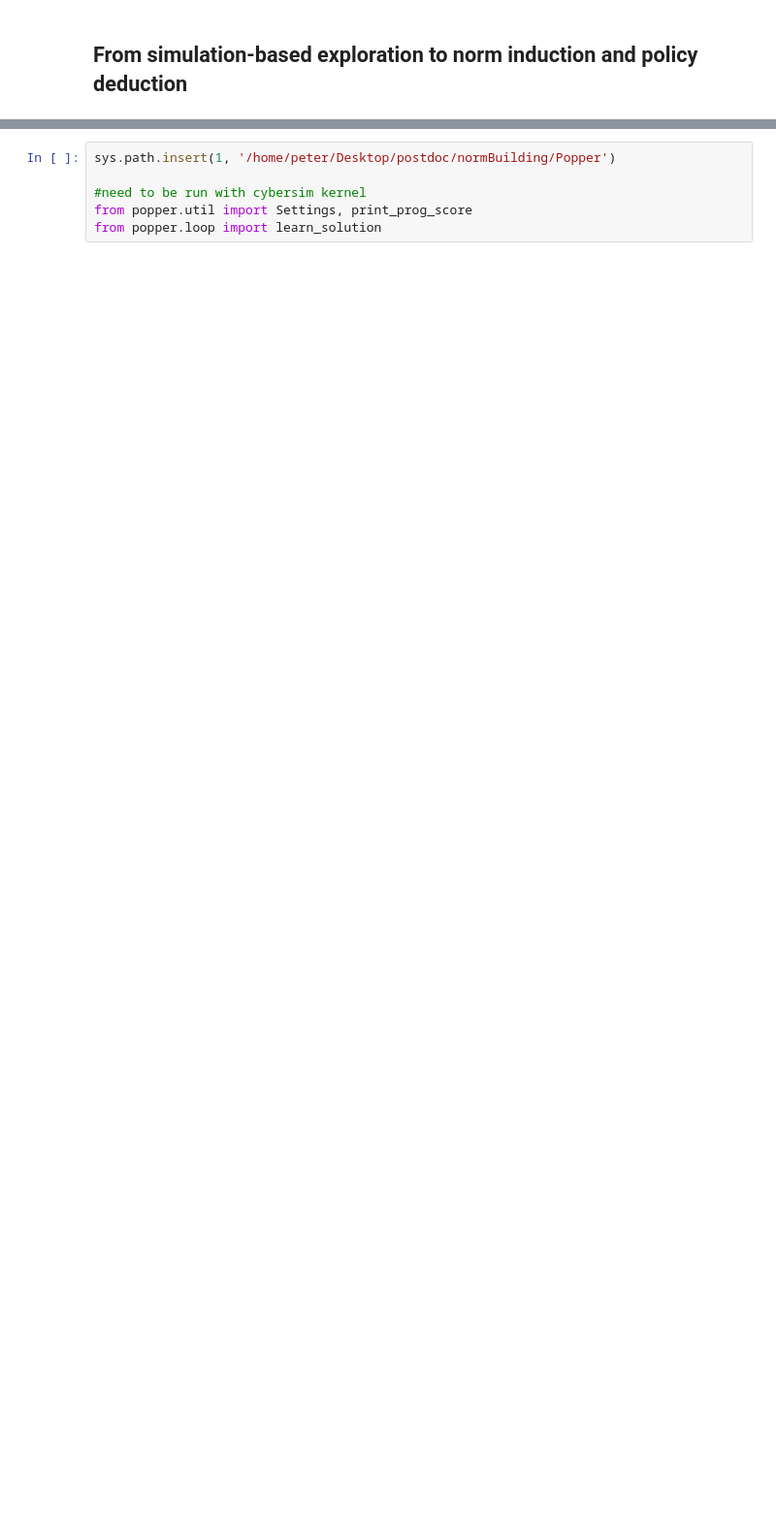
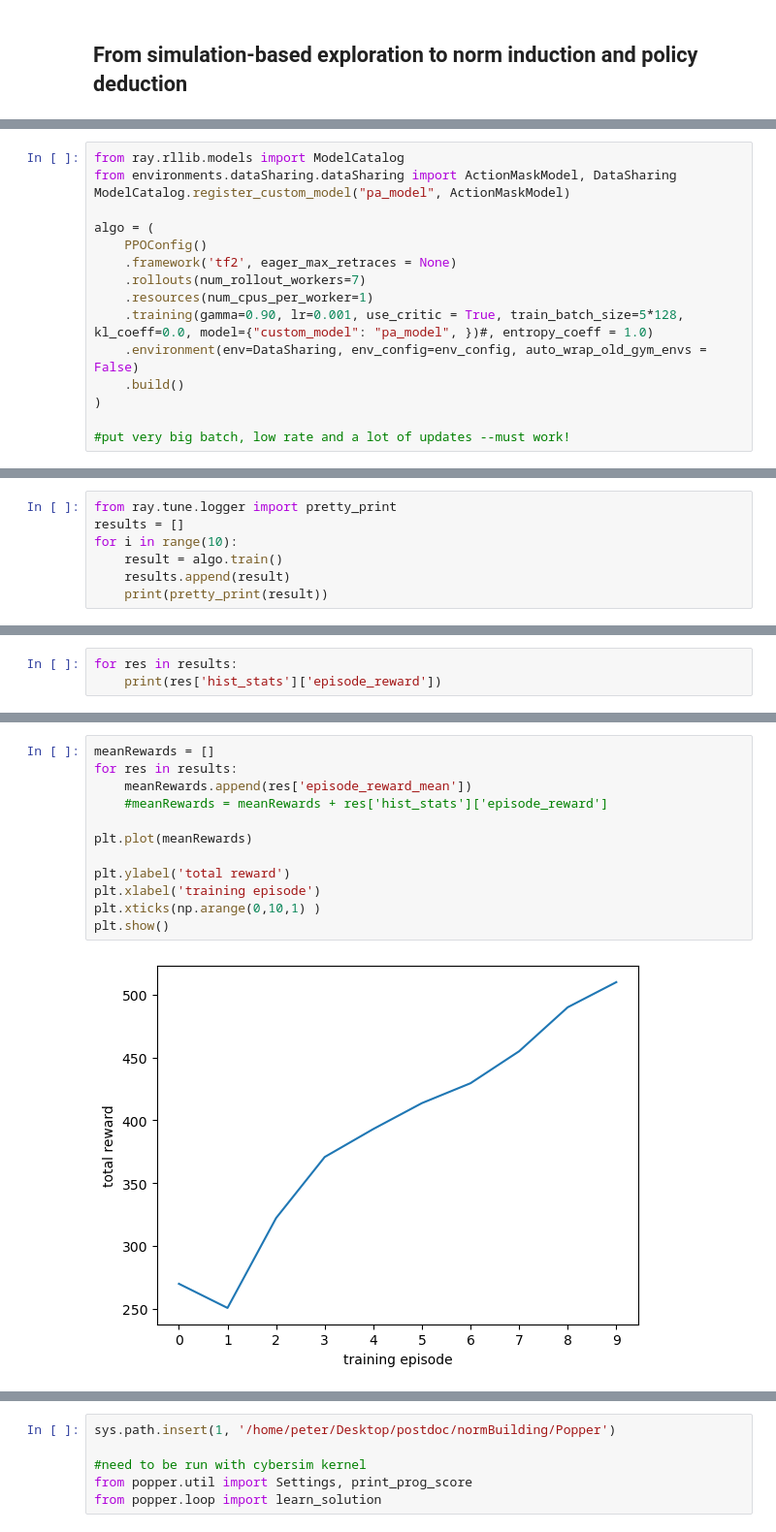
Before and after one commit to fratric/Rules2Lab, a Jupyter notebook: benchmarks/dataSharing/baseToy.ipynb, the cells around one changed output, grey strips where cells are left out. Shown at 97% size. Cells and saved outputs as stored; diff of their text form; blank space fills up the shorter version.

```diff
--- a/benchmarks/dataSharing/baseToy.ipynb
+++ b/benchmarks/dataSharing/baseToy.ipynb
@@ -172,0 +196,16 @@ for id, traj in normExplorer.instances.items():
+# %%
+from ray.rllib.models import ModelCatalog
+from environments.dataSharing.dataSharing import ActionMaskModel, DataSharing
+ModelCatalog.register_custom_model("pa_model", ActionMaskModel)
+
+algo = (
+    PPOConfig()
+    .framework('tf2', eager_max_retraces = None)
+    .rollouts(num_rollout_workers=7)
+    .resources(num_cpus_per_worker=1)
+    .training(gamma=0.90, lr=0.001, use_critic = True, train_batch_size=5*128, kl_coeff=0.0, model={"custom_model": "pa_model", })#, entropy_coeff = 1.0)
+    .environment(env=DataSharing, env_config=env_config, auto_wrap_old_gym_envs = False)
+    .build()
+)
+
+#put very big batch, low rate and a lot of updates --must work!
@@ -172,0 +230,7 @@ for id, traj in normExplorer.instances.items():
+# %%
+from ray.tune.logger import pretty_print
+results = []
+for i in range(10):
+    result = algo.train()
+    results.append(result)
+    print(pretty_print(result))
@@ -172,0 +256,3 @@ for id, traj in normExplorer.instances.items():
+# %%
+for res in results:
+    print(res['hist_stats']['episode_reward'])
@@ -172,0 +270,14 @@ for id, traj in normExplorer.instances.items():
+# %%
+meanRewards = []
+for res in results:
+    meanRewards.append(res['episode_reward_mean'])
+    #meanRewards = meanRewards + res['hist_stats']['episode_reward']
+
+plt.plot(meanRewards)
+
+plt.ylabel('total reward')
+plt.xlabel('training episode')
+plt.xticks(np.arange(0,10,1) )
+plt.show()
+# %% [output]
+[figure, added]
```
Also changed, not shown: parts of 27 cells of this notebook, 21 other files.
